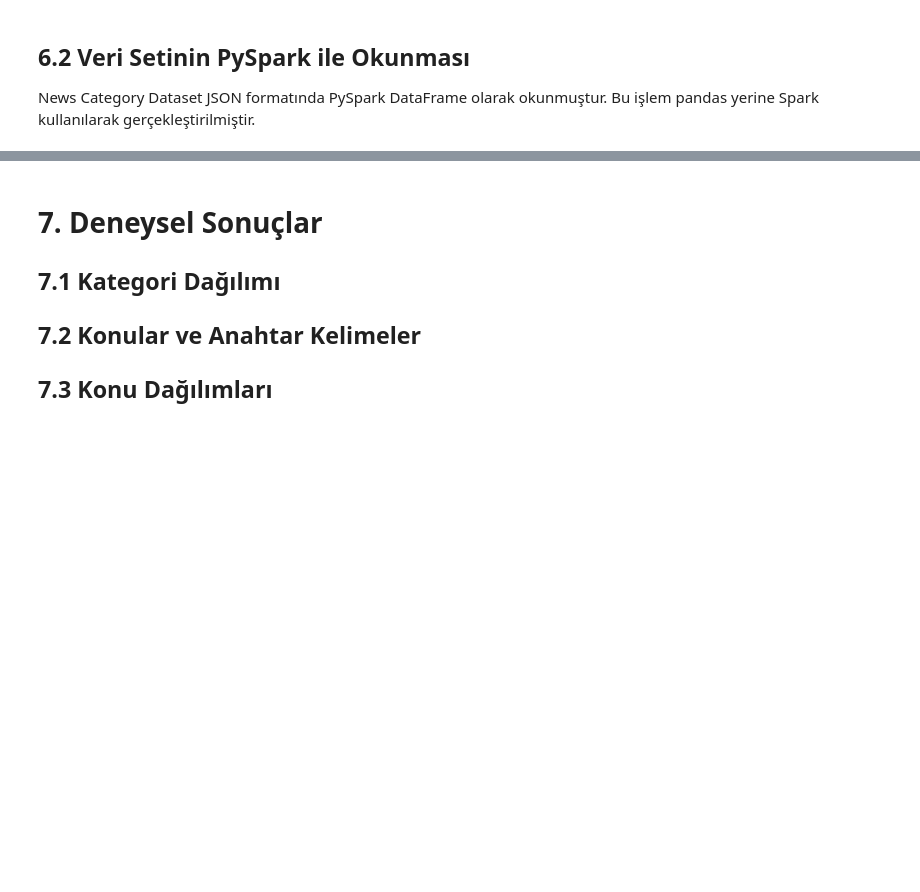
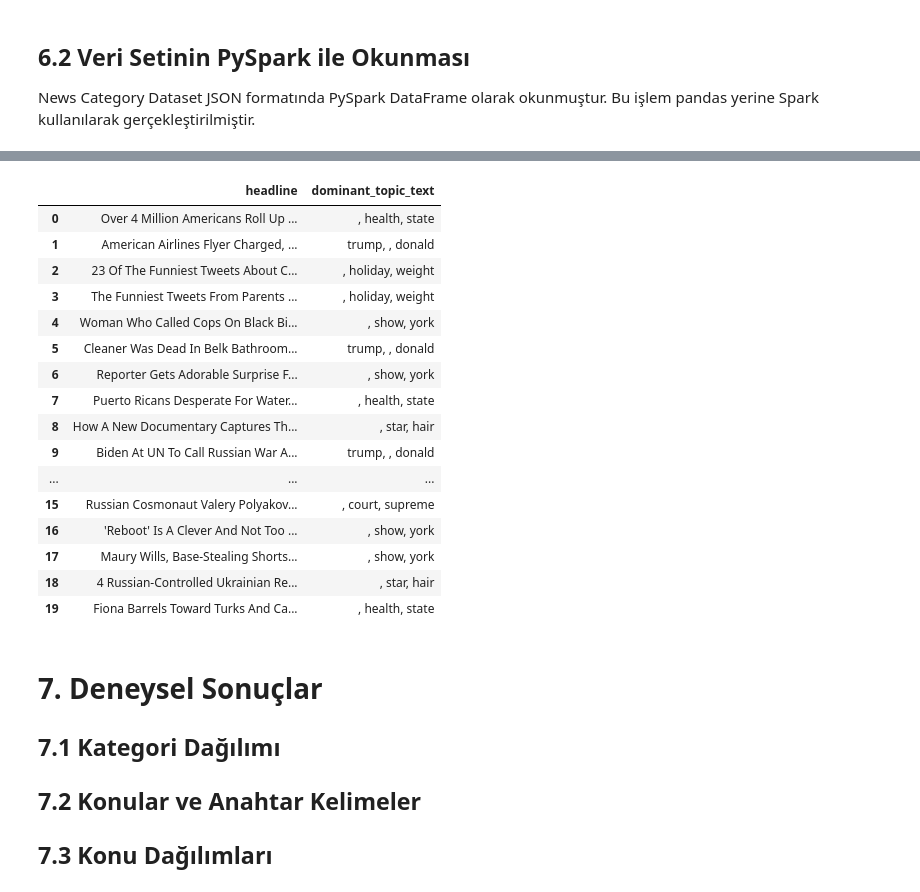
Before and after one commit to gndzegemen/big-data-final-project, a Jupyter notebook: Final Project.ipynb, the cells around one changed output, grey strips where cells are left out. Saved outputs shown, nothing was run; the diff lists cells and outputs as text; code cells hidden in the pictures; blank space fills up the shorter version.

Commit message:
model is run

```diff
--- a/Final Project.ipynb
+++ b/Final Project.ipynb
@@ -85,7 +93,7 @@ spark = SparkSession.builder \
     .config("spark.driver.bindAddress", "0.0.0.0") \
     .config("spark.driver.port", "4045") \
     .config("spark.blockManager.port", "4046") \
-    .config("spark.hadoop.fs.defaultFS", "hdfs://172.18.0.4:9000") \
+    .config("spark.hadoop.fs.defaultFS", f"hdfs://{namenode_ip}:9000") \
     .config("spark.hadoop.dfs.client.use.datanode.hostname", "false") \
     .config("spark.executor.memory", "512m") \
     .config("spark.cores.max", "2") \
@@ -103,5 +115,5 @@ Default Parallelism: 2
 # %%
-data_path = "hdfs://172.18.0.4:9000/bigdata/news/input/News_Category_Dataset_v3.json"
+data_path = f"hdfs://{namenode_ip}:9000/bigdata/news/input/News_Category_Dataset_v3.json"
 
 df = spark.read.json(data_path)
 
@@ -153,0 +401,7 @@ df_selected.limit(5).toPandas()
+# %%
+df_topics = lda_model.transform(df_tfidf)
+
+df_topics.select(
+    "headline",
+    "topicDistribution"
+).limit(10).toPandas()
@@ -154,3 +420,55 @@ df_selected.limit(5).toPandas()
+# %%
+from pyspark.ml.functions import vector_to_array
+from pyspark.sql.functions import expr
+
+df_topics = df_topics.withColumn(
+    "topic_array",
+    vector_to_array("topicDistribution")
+)
+
+df_topics = df_topics.withColumn(
+    "dominant_topic",
+    expr("array_position(topic_array, array_max(topic_array)) - 1")
+)
+# %%
+topic_words = {
+    row["topic"]: ", ".join(row["words"][:3])
+    for _, row in topics_pd.iterrows()
+}
+
+df_topics_pd = (
+    df_topics
+    .select("headline", "dominant_topic")
+    .limit(20)
+    .toPandas()
+)
+
+df_topics_pd["dominant_topic_text"] = (
+    df_topics_pd["dominant_topic"]
+    .map(topic_words)
+)
+
+df_topics_pd[
+    ["headline", "dominant_topic_text"]
+]
+# %% [output]
+|  | headline | dominant_topic_text |
+| 0 | Over 4 Million Americans Roll Up ... | , health, state |
+| 1 | American Airlines Flyer Charged, ... | trump, , donald |
+| 2 | 23 Of The Funniest Tweets About C... | , holiday, weight |
+| 3 | The Funniest Tweets From Parents ... | , holiday, weight |
+| 4 | Woman Who Called Cops On Black Bi... | , show, york |
+| 5 | Cleaner Was Dead In Belk Bathroom... | trump, , donald |
+| 6 | Reporter Gets Adorable Surprise F... | , show, york |
+| 7 | Puerto Ricans Desperate For Water... | , health, state |
+| 8 | How A New Documentary Captures Th... | , star, hair |
+| 9 | Biden At UN To Call Russian War A... | trump, , donald |
+| ... | ... | ... |
+| 15 | Russian Cosmonaut Valery Polyakov... | , court, supreme |
+| 16 | 'Reboot' Is A Clever And Not Too ... | , show, york |
+| 17 | Maury Wills, Base-Stealing Shorts... | , show, york |
+| 18 | 4 Russian-Controlled Ukrainian Re... | , star, hair |
+| 19 | Fiona Barrels Toward Turks And Ca... | , health, state |
 # %% [markdown]
 # 7. Deneysel Sonuçlar
 
```
Also changed, not shown: parts of 27 cells of this notebook.
